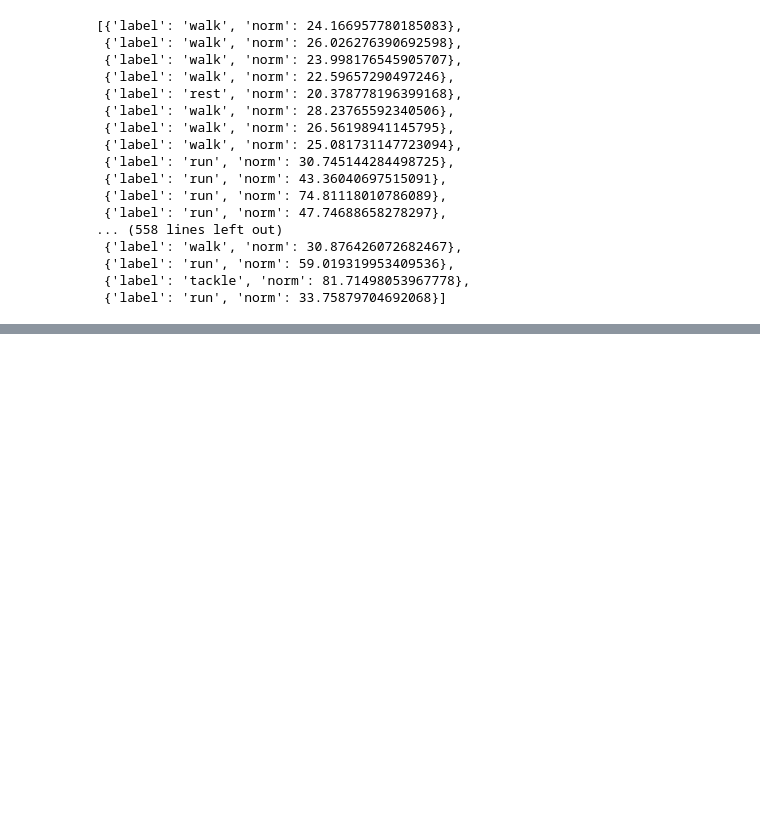
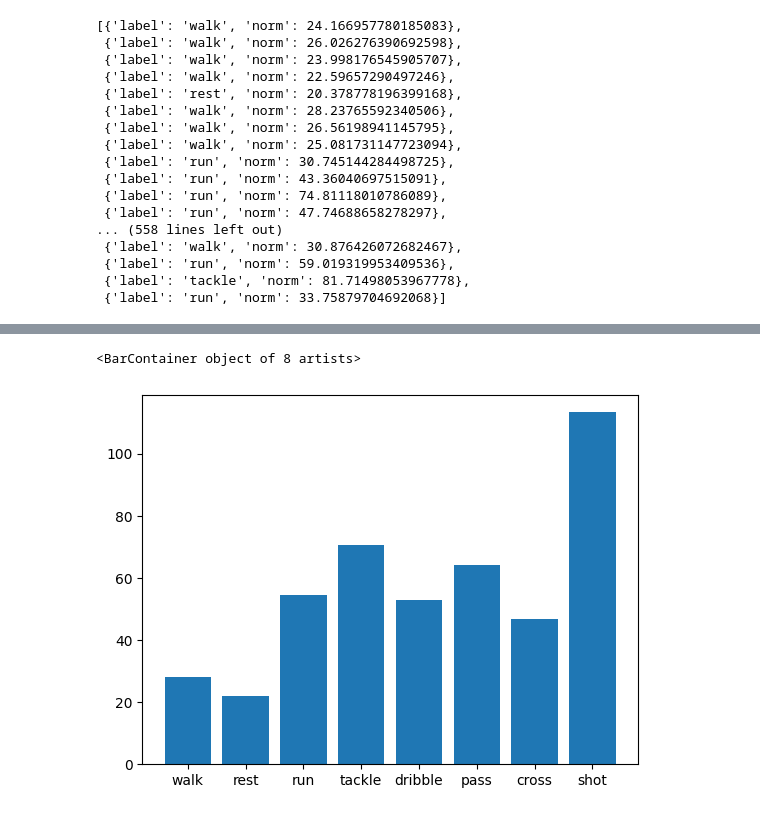
Before and after one commit to amiramsadek12/Footbar, a Jupyter notebook: src/EDA.ipynb, the cells around one changed output, grey strips where cells are left out. Cells and saved outputs as stored; diff of their text form; code cells hidden in the pictures; blank space fills up the shorter version.

```diff
--- a/src/EDA.ipynb
+++ b/src/EDA.ipynb
@@ -179,0 +153,8 @@ mean_norm_for_each_action_dict
+# %%
+match_1_mean_norm_per_action_dict = match_1_instance.mean_norm_per_action
+plt.bar(
+    match_1_mean_norm_per_action_dict.keys(), match_1_mean_norm_per_action_dict.values()
+)
+# %% [output]
+<BarContainer object of 8 artists>
+[figure, added]
```
Also changed, not shown: parts of 12 cells of this notebook, 4 other files.
